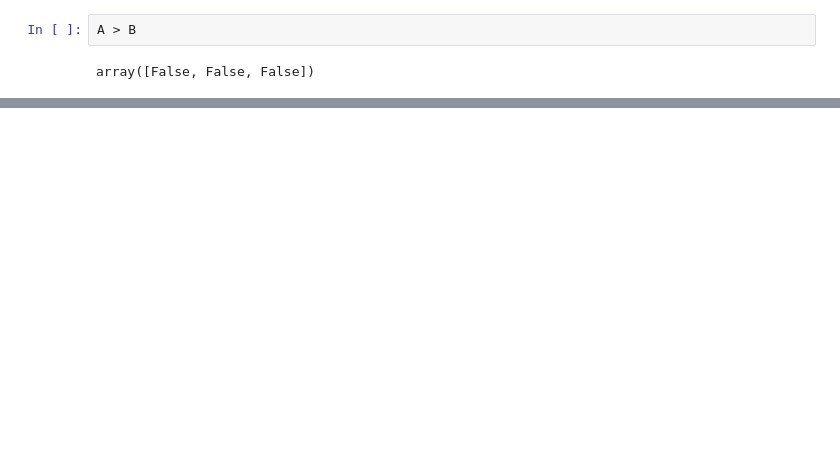
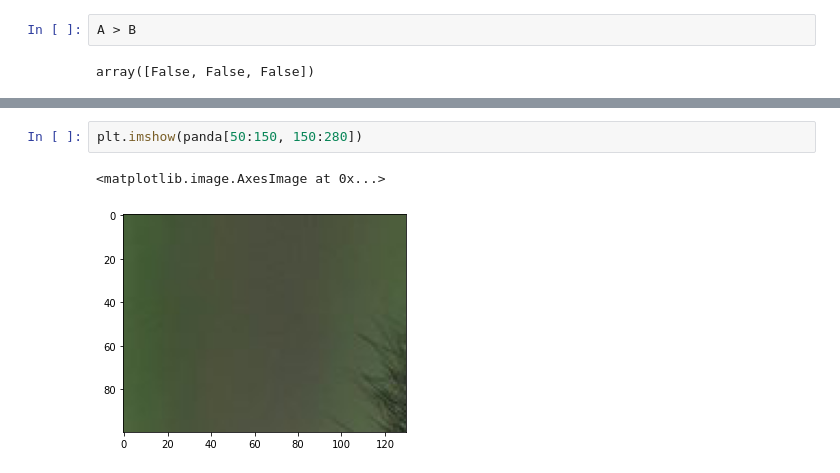
Before and after one commit to citysiva180/machine_learning, a Jupyter notebook: Complete_Machine_Learing_and_DataScience_BootCamp_2023.ipynb, the cells around one changed output, grey strips where cells are left out. Saved outputs shown, nothing was run; the diff lists cells and outputs as text; blank space fills up the shorter version.

```diff
--- a/Complete_Machine_Learing_and_DataScience_BootCamp_2023.ipynb
+++ b/Complete_Machine_Learing_and_DataScience_BootCamp_2023.ipynb
@@ -953,0 +1111,5 @@ array([False, False, False])
+# %%
+plt.imshow(panda[50:150, 150:280])
+# %% [output]
+<matplotlib.image.AxesImage at 0x...>
+[figure, added]
```
Also changed, not shown: parts of 33 cells of this notebook.
